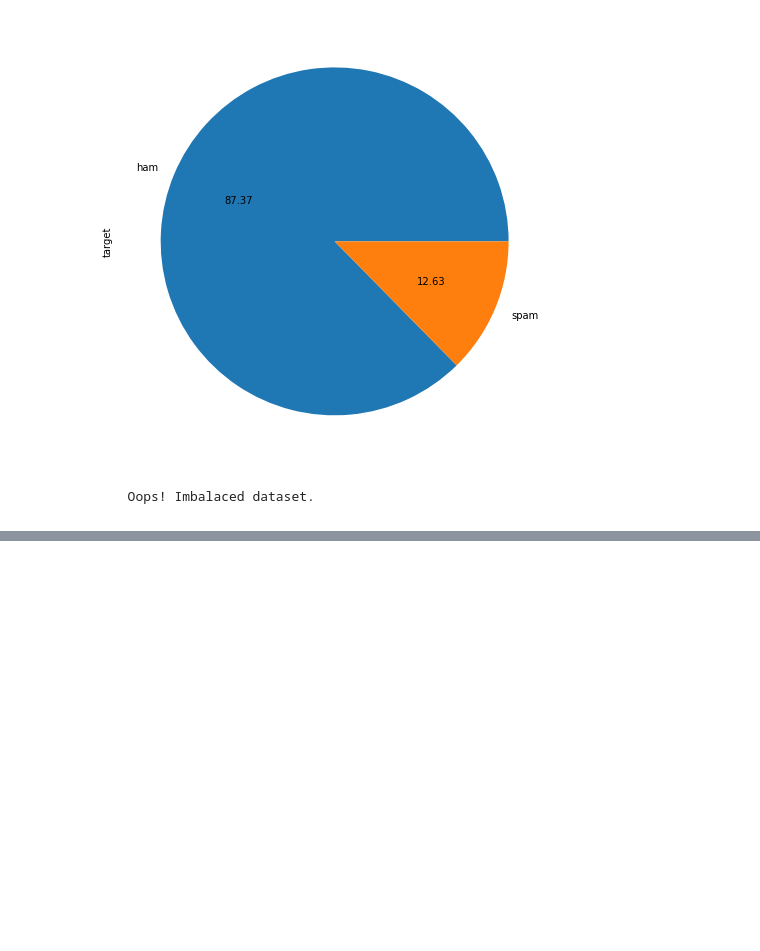
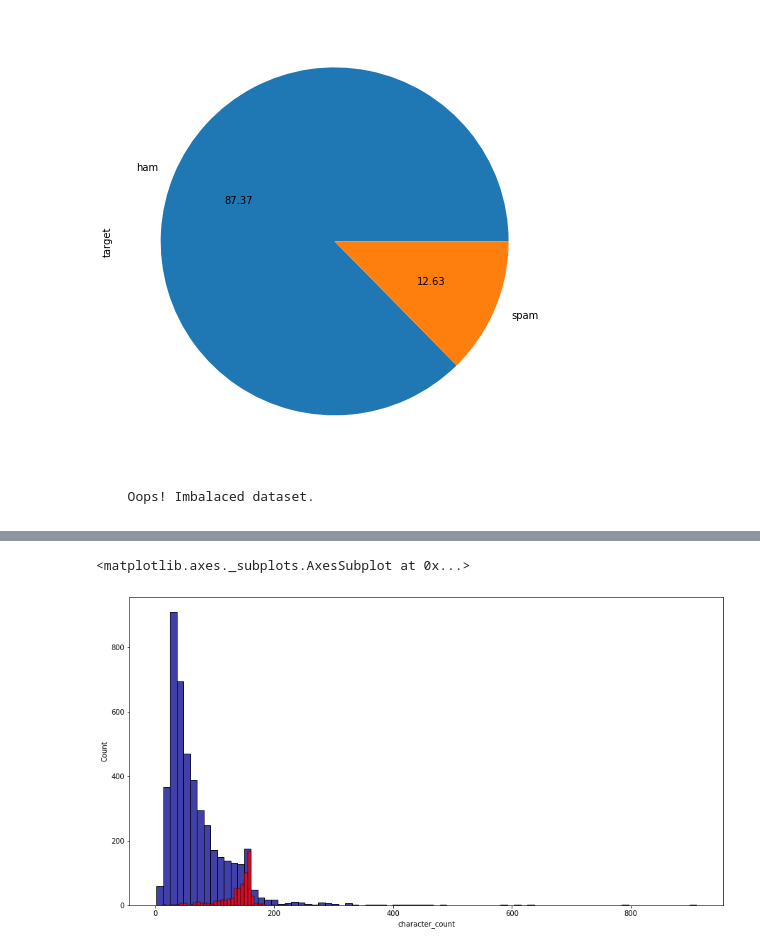
Before and after one commit to ajayn3300/SMS_Spam_Detector---NLP, a Jupyter notebook: SMS_Spam_Detector_(NLP).ipynb, the cells around one changed output, grey strips where cells are left out. Saved outputs shown, nothing was run; the diff lists cells and outputs as text; code cells hidden in the pictures; blank space fills up the shorter version.

```diff
--- a/SMS_Spam_Detector_(NLP).ipynb
+++ b/SMS_Spam_Detector_(NLP).ipynb
@@ -95,3 +95,11 @@ data.target.value_counts().plot(kind='pie',autopct='%0.2f')
 [figure]
 # %% [markdown]
       Oops! Imbalaced dataset.
+# %%
+# add no. of character in text
+data['character_count']=data['message'].apply(len)
+# %%
+#adding column name no.of words
+nltk.download('punkt')
+
+data['words_count']=data.message.apply(lambda x : len(nltk.word_tokenize(x)))
@@ -97,0 +109,3 @@ data.target.value_counts().plot(kind='pie',autopct='%0.2f')
+# %%
+# adding column called sentence count
+data['sent_count']=data.message.apply(lambda x : len(nltk.sent_tokenize(x)))
@@ -97,0 +148,8 @@ data.target.value_counts().plot(kind='pie',autopct='%0.2f')
+# %%
+# Number of chacracter count
+plt.figure(figsize=(15,8))
+sns.histplot(data[data['target']=='ham'].character_count,color='darkblue',bins=80)
+sns.histplot(data[data['target']=='spam'].character_count,color='red')
+# %% [output]
+<matplotlib.axes._subplots.AxesSubplot at 0x...>
+[figure, added]
```
Also changed, not shown: parts of 8 cells of this notebook.
